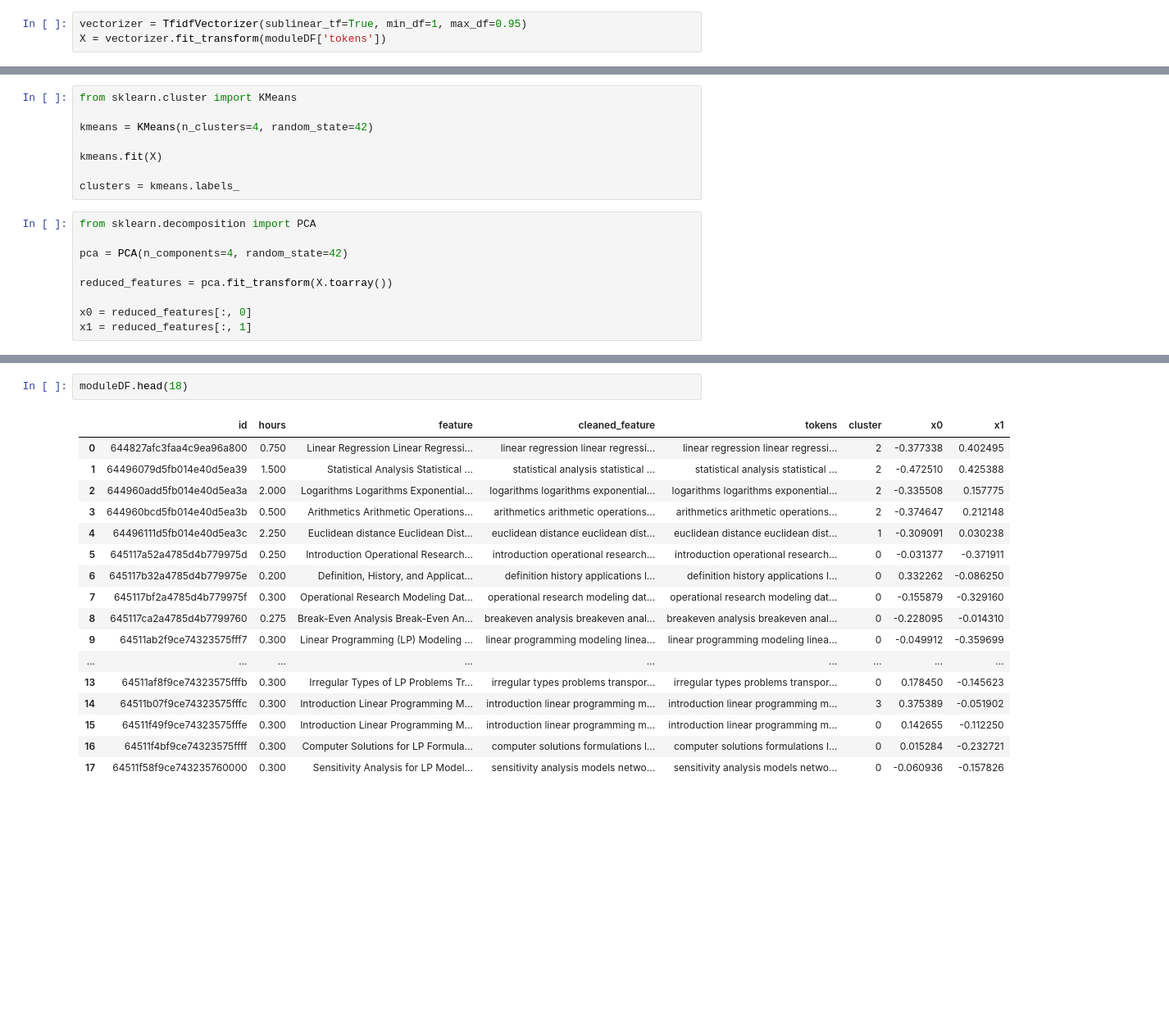
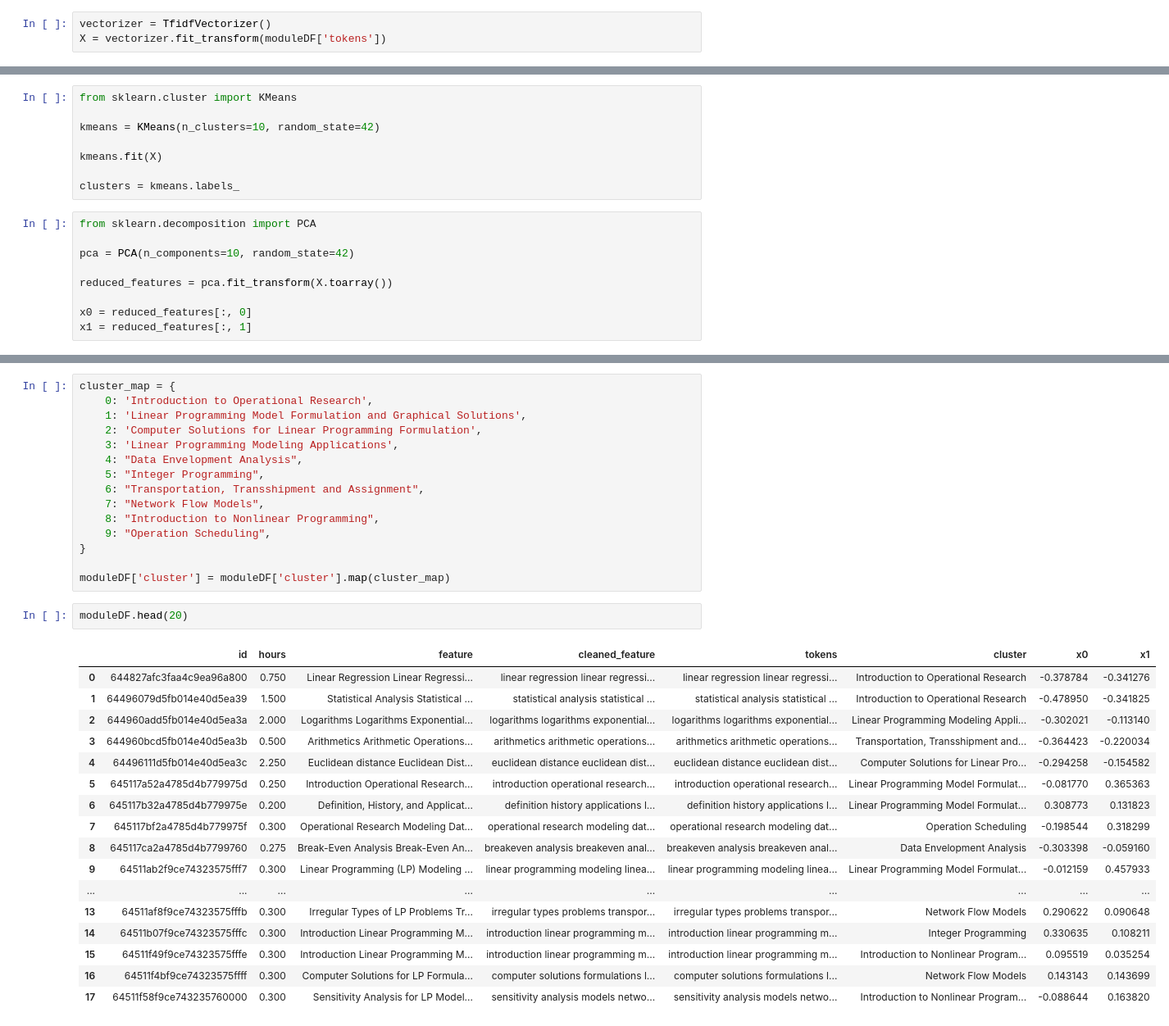
Before and after one commit to odu-emse/mms, a Jupyter notebook: cluster.ipynb, the cells around one changed output, grey strips where cells are left out. Shown at 82% size. Cells and saved outputs as stored; diff of their text form; blank space fills up the shorter version.

```diff
--- a/cluster.ipynb
+++ b/cluster.ipynb
@@ -182,7 +166,7 @@ moduleDF.head()
 | 3 | 644960bcd5fb014e40d5ea3b | 0.50 | Arithmetics Arithmetic Operations... | arithmetics arithmetic operations... | arithmetics arithmetic operations... |
 | 4 | 64496111d5fb014e40d5ea3c | 2.25 | Euclidean distance Euclidean Dist... | euclidean distance euclidean dist... | euclidean distance euclidean dist... |
 # %%
-vectorizer = TfidfVectorizer(sublinear_tf=True, min_df=1, max_df=0.95)
+vectorizer = TfidfVectorizer()
 X = vectorizer.fit_transform(moduleDF['tokens'])
 # %%
 X.toarray()
@@ -203,7 +187,7 @@ array([[0.06957825, 0.        , 0.        , ..., 0.        , 0.        ,
 # %%
 from sklearn.cluster import KMeans
 
-kmeans = KMeans(n_clusters=4, random_state=42)
+kmeans = KMeans(n_clusters=10, random_state=42)
 
 kmeans.fit(X)
 
@@ -211,7 +195,7 @@ clusters = kmeans.labels_
 # %%
 from sklearn.decomposition import PCA
 
-pca = PCA(n_components=4, random_state=42)
+pca = PCA(n_components=10, random_state=42)
 
 reduced_features = pca.fit_transform(X.toarray())
 
@@ -224,20 +236,35 @@ moduleDF['x1'] = x1
+# %%
+cluster_map = {
+    0: 'Introduction to Operational Research',
+    1: 'Linear Programming Model Formulation and Graphical Solutions',
+    2: 'Computer Solutions for Linear Programming Formulation',
+    3: 'Linear Programming Modeling Applications',
+    4: "Data Envelopment Analysis",
+    5: "Integer Programming",
+    6: "Transportation, Transshipment and Assignment",
+    7: "Network Flow Models",
+    8: "Introduction to Nonlinear Programming",
+    9: "Operation Scheduling",
+}
+
+moduleDF['cluster'] = moduleDF['cluster'].map(cluster_map)
 # %%
-moduleDF.head(18)
+moduleDF.head(20)
 # %% [output]
 |  | id | hours | feature | cleaned_feature | tokens | cluster | x0 | x1 |
-| 0 | 644827afc3faa4c9ea96a800 | 0.750 | Linear Regression Linear Regressi... | linear regression linear regressi... | linear regression linear regressi... | 2 | -0.377338 | 0.402495 |
-| 1 | 64496079d5fb014e40d5ea39 | 1.500 | Statistical Analysis Statistical ... | statistical analysis statistical ... | statistical analysis statistical ... | 2 | -0.472510 | 0.425388 |
-| 2 | 644960add5fb014e40d5ea3a | 2.000 | Logarithms Logarithms Exponential... | logarithms logarithms exponential... | logarithms logarithms exponential... | 2 | -0.335508 | 0.157775 |
-| 3 | 644960bcd5fb014e40d5ea3b | 0.500 | Arithmetics Arithmetic Operations... | arithmetics arithmetic operations... | arithmetics arithmetic operations... | 2 | -0.374647 | 0.212148 |
-| 4 | 64496111d5fb014e40d5ea3c | 2.250 | Euclidean distance Euclidean Dist... | euclidean distance euclidean dist... | euclidean distance euclidean dist... | 1 | -0.309091 | 0.030238 |
-| 5 | 645117a52a4785d4b779975d | 0.250 | Introduction Operational Research... | introduction operational research... | introduction operational research... | 0 | -0.031377 | -0.371911 |
-| 6 | 645117b32a4785d4b779975e | 0.200 | Definition, History, and Applicat... | definition history applications l... | definition history applications l... | 0 | 0.332262 | -0.086250 |
-| 7 | 645117bf2a4785d4b779975f | 0.300 | Operational Research Modeling Dat... | operational research modeling dat... | operational research modeling dat... | 0 | -0.155879 | -0.329160 |
-| 8 | 645117ca2a4785d4b7799760 | 0.275 | Break-Even Analysis Break-Even An... | breakeven analysis breakeven anal... | breakeven analysis breakeven anal... | 0 | -0.228095 | -0.014310 |
-| 9 | 64511ab2f9ce74323575fff7 | 0.300 | Linear Programming (LP) Modeling ... | linear programming modeling linea... | linear programming modeling linea... | 0 | -0.049912 | -0.359699 |
+| 0 | 644827afc3faa4c9ea96a800 | 0.750 | Linear Regression Linear Regressi... | linear regression linear regressi... | linear regression linear regressi... | Introduction to Operational Research | -0.378784 | -0.341276 |
+| 1 | 64496079d5fb014e40d5ea39 | 1.500 | Statistical Analysis Statistical ... | statistical analysis statistical ... | statistical analysis statistical ... | Introduction to Operational Research | -0.478950 | -0.341825 |
+| 2 | 644960add5fb014e40d5ea3a | 2.000 | Logarithms Logarithms Exponential... | logarithms logarithms exponential... | logarithms logarithms exponential... | Linear Programming Modeling Appli... | -0.302021 | -0.113140 |
+| 3 | 644960bcd5fb014e40d5ea3b | 0.500 | Arithmetics Arithmetic Operations... | arithmetics arithmetic operations... | arithmetics arithmetic operations... | Transportation, Transshipment and... | -0.364423 | -0.220034 |
+| 4 | 64496111d5fb014e40d5ea3c | 2.250 | Euclidean distance Euclidean Dist... | euclidean distance euclidean dist... | euclidean distance euclidean dist... | Computer Solutions for Linear Pro... | -0.294258 | -0.154582 |
+| 5 | 645117a52a4785d4b779975d | 0.250 | Introduction Operational Research... | introduction operational research... | introduction operational research... | Linear Programming Model Formulat... | -0.081770 | 0.365363 |
+| 6 | 645117b32a4785d4b779975e | 0.200 | Definition, History, and Applicat... | definition history applications l... | definition history applications l... | Linear Programming Model Formulat... | 0.308773 | 0.131823 |
+| 7 | 645117bf2a4785d4b779975f | 0.300 | Operational Research Modeling Dat... | operational research modeling dat... | operational research modeling dat... | Operation Scheduling | -0.198544 | 0.318299 |
+| 8 | 645117ca2a4785d4b7799760 | 0.275 | Break-Even Analysis Break-Even An... | breakeven analysis breakeven anal... | breakeven analysis breakeven anal... | Data Envelopment Analysis | -0.303398 | -0.059160 |
+| 9 | 64511ab2f9ce74323575fff7 | 0.300 | Linear Programming (LP) Modeling ... | linear programming modeling linea... | linear programming modeling linea... | Linear Programming Model Formulat... | -0.012159 | 0.457933 |
 | ... | ... | ... | ... | ... | ... | ... | ... | ... |
-| 13 | 64511af8f9ce74323575fffb | 0.300 | Irregular Types of LP Problems Tr... | irregular types problems transpor... | irregular types problems transpor... | 0 | 0.178450 | -0.145623 |
-| 14 | 64511b07f9ce74323575fffc | 0.300 | Introduction Linear Programming M... | introduction linear programming m... | introduction linear programming m... | 3 | 0.375389 | -0.051902 |
-| 15 | 64511f49f9ce74323575fffe | 0.300 | Introduction Linear Programming M... | introduction linear programming m... | introduction linear programming m... | 0 | 0.142655 | -0.112250 |
-| 16 | 64511f4bf9ce74323575ffff | 0.300 | Computer Solutions for LP Formula... | computer solutions formulations l... | computer solutions formulations l... | 0 | 0.015284 | -0.232721 |
-| 17 | 64511f58f9ce743235760000 | 0.300 | Sensitivity Analysis for LP Model... | sensitivity analysis models netwo... | sensitivity analysis models netwo... | 0 | -0.060936 | -0.157826 |
+| 13 | 64511af8f9ce74323575fffb | 0.300 | Irregular Types of LP Problems Tr... | irregular types problems transpor... | irregular types problems transpor... | Network Flow Models | 0.290622 | 0.090648 |
+| 14 | 64511b07f9ce74323575fffc | 0.300 | Introduction Linear Programming M... | introduction linear programming m... | introduction linear programming m... | Integer Programming | 0.330635 | 0.108211 |
+| 15 | 64511f49f9ce74323575fffe | 0.300 | Introduction Linear Programming M... | introduction linear programming m... | introduction linear programming m... | Introduction to Nonlinear Program... | 0.095519 | 0.035254 |
+| 16 | 64511f4bf9ce74323575ffff | 0.300 | Computer Solutions for LP Formula... | computer solutions formulations l... | computer solutions formulations l... | Network Flow Models | 0.143143 | 0.143699 |
+| 17 | 64511f58f9ce743235760000 | 0.300 | Sensitivity Analysis for LP Model... | sensitivity analysis models netwo... | sensitivity analysis models netwo... | Introduction to Nonlinear Program... | -0.088644 | 0.163820 |
```
Also changed, not shown: parts of 9 cells of this notebook.
